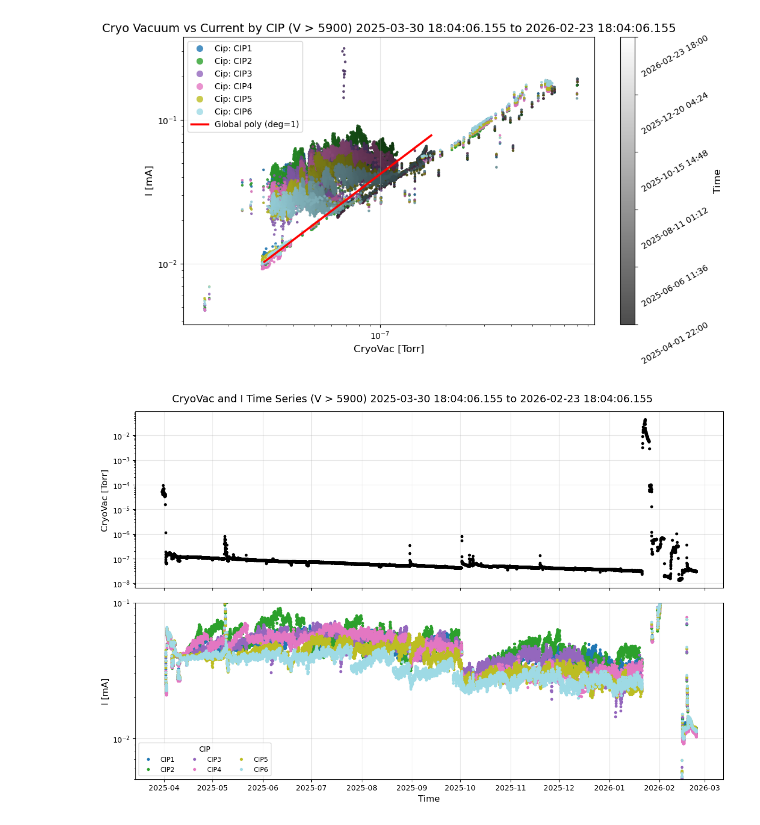
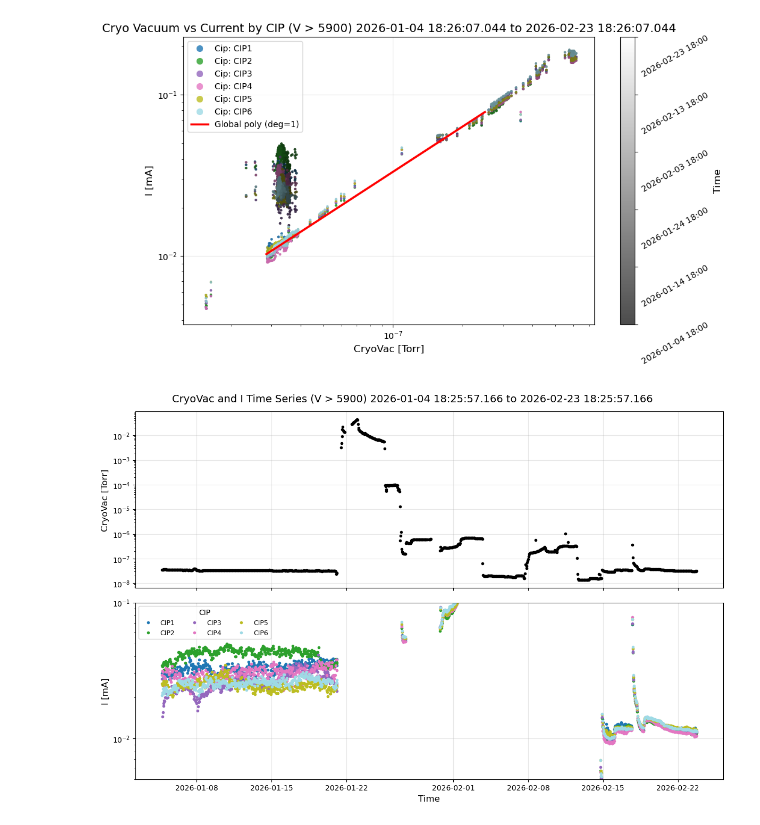
Before and after one commit to lsst/CameraTimesSquare, a Jupyter notebook: operations/vacuum.ipynb, the cells around one changed output. Drawn from its saved outputs; the diff is of its cells as text; code cells hidden in the pictures.

```diff
--- a/operations/vacuum.ipynb
+++ b/operations/vacuum.ipynb
@@ -1,6 +1,6 @@
 # %%
 t_end = 'Now'
-duration_in_day = 330
+duration_in_day = 50
 time_interval = '1h'
 # %%
 import pandas as pd
@@ -22,7 +22,7 @@ OFFSET = {
 BIN_INFLUX = time_interval
 BIN_PANDAS = "1min"
 
-global_poly_coeffs=np.array([ 0.86938622, -5.80271317])
+global_poly_coeffs=np.array([ 1.06825829, -5.42104577])
 # Use consistent units across notebook: CryoVac [Torr], I [mA]
 
 client = EfdClient("usdf_efd")
@@ -208,4 +208,4 @@ Resolved time range: 2025-03-30 18:04:06.155 -> 2026-02-23 18:04:06.155
-[figure, old version]
+[figure, new version]
 # %%
 # Time-series plot: CryoVac and I for each CIP
 if "df1" not in globals() or "df2" not in globals():
@@ -260,7 +260,7 @@ fig.suptitle(plot_title, fontsize=14)
 plt.tight_layout()
 plt.show()
 # %% [output]
-[figure, old version]
+[figure, new version]
 # %%
 POLY_DEGREE=1
 # %%
```
Also changed, not shown: parts of 4 cells of this notebook.
